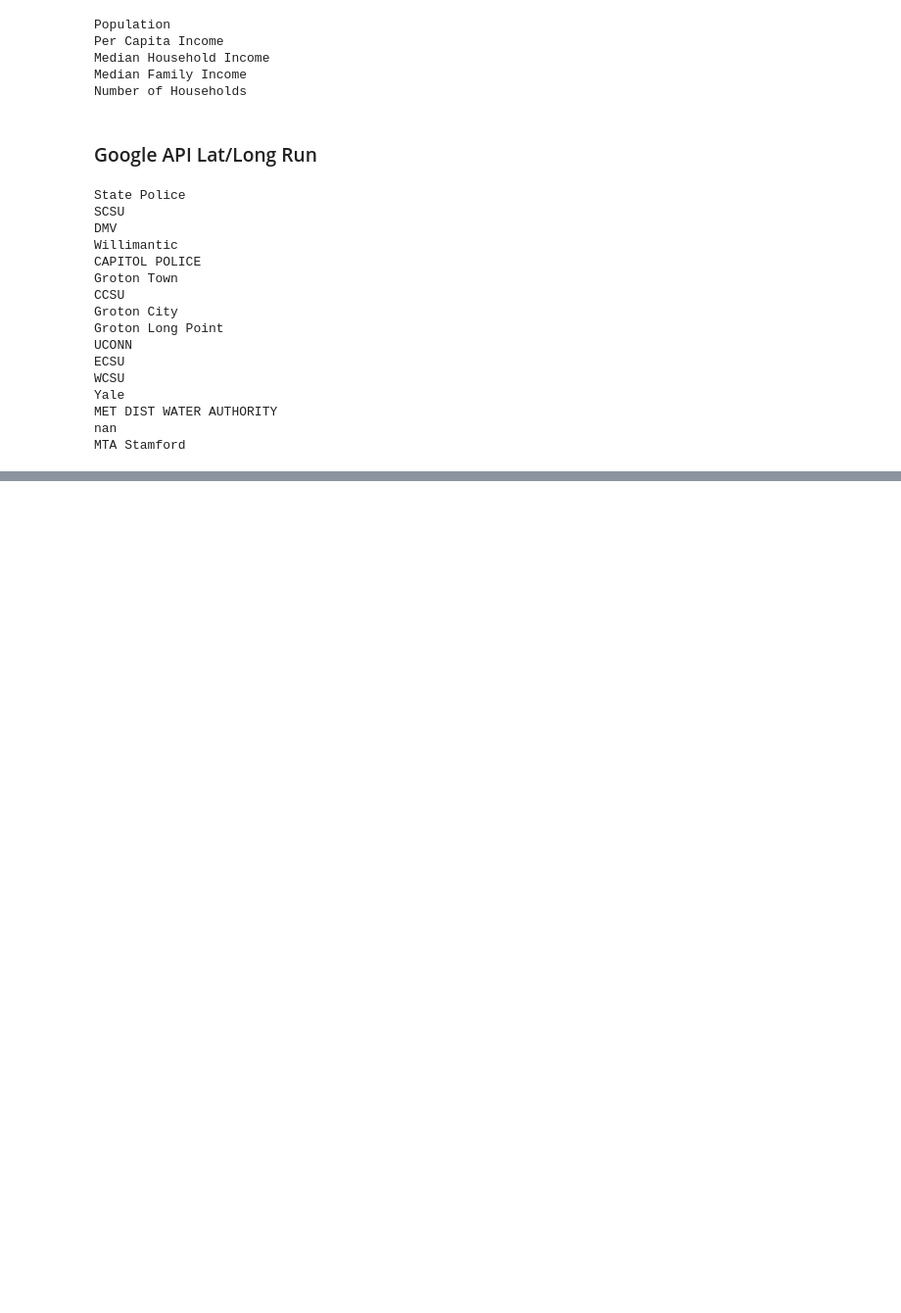
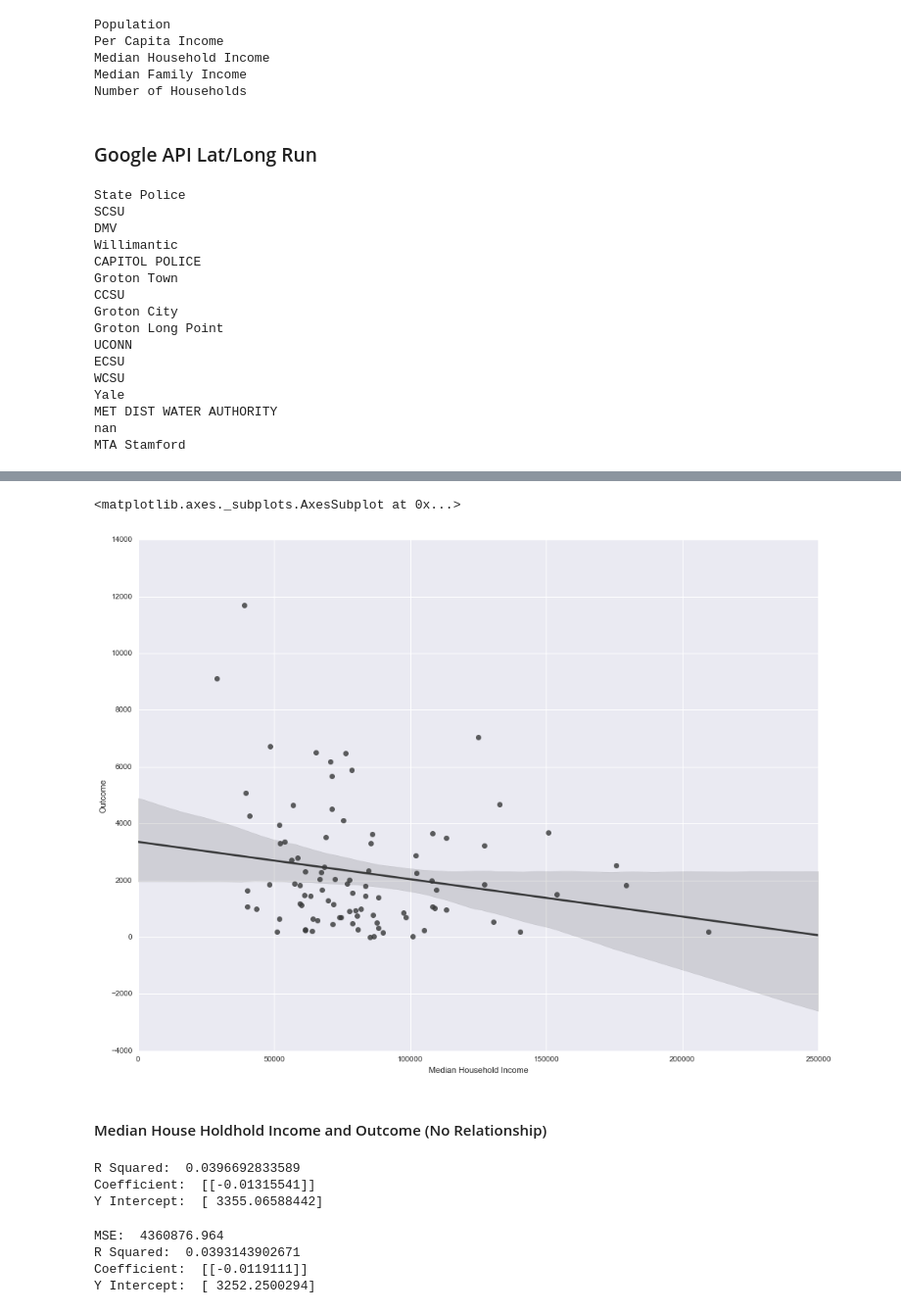
Before and after one commit to aaharrison/GeneralAssembly, a Jupyter notebook: Capstone/Traffic Stop Capstone Analysis.ipynb, the cells around one changed output, grey strips where cells are left out. Shown: that part at 98% size. Drawn from its saved outputs; the diff is of its cells as text; code cells hidden in the pictures; blank space fills up the shorter version.

```diff
--- a/Capstone/Traffic Stop Capstone Analysis.ipynb
+++ b/Capstone/Traffic Stop Capstone Analysis.ipynb
@@ -1046,3 +1056,6 @@ Number of Households
+# %%
+demographic["Median Family Income"] = demographic["Median Family Income"].apply(lambda x: float(
+        x.replace(",", "").replace("+","")))
 # %% [markdown]
 ### Google API Lat/Long Run
 # %%
@@ -1104,7 +1117,7 @@ nan
 MTA Stamford
 # %%
 missingValues = {
-    "State Police": "Danielson",
+    "State Police": np.nan,
     "SCSU": "New Haven",
     "Willimantic": "Windham",
     "CAPITOL POLICE": "Hartford",
@@ -1134,0 +1162,51 @@ df = df.merge(demographic, left_on = "Unique ID", right_index = True)
+# %%
+outcome = []
+for x in df["InterventionDispositionCode"]:
+    if (x == "Infraction") | (x == "Misdemeanor Summons") | (x == "Uniform Arrest Report"):
+        outcome.append("Bad")
+    else:
+        outcome.append("Good")
+df["Outcome"] = outcome
+
+demographic = demographic.join(df[df["Outcome"] == "Bad"].groupby("Unique ID")["Outcome"].count())
+# %%
+plt.figure(figsize = (16,12))
+test = demographic[['Per Capita Income', 'Median Household Income',
+       'Median Family Income', 'Number of Households', "Outcome"]].dropna()
+sns.regplot(x = test["Median Household Income"], y = test["Outcome"], scatter_kws={'s':50}, color = "#363738", )
+# %% [output]
+<matplotlib.axes._subplots.AxesSubplot at 0x...>
+[figure, added]
+# %% [markdown]
+#### Median House Holdhold Income and Outcome (No Relationship)
+# %%
+lr = LinearRegression()
+X = test["Median Household Income"]
+y = test["Outcome"]
+lr.fit(X.reshape(len(X),1),y.reshape(len(y),1))
+
+print("R Squared: ", lr.score(X.reshape(len(X),1),y.reshape(len(y),1)))
+print("Coefficient: ", lr.coef_)
+print("Y Intercept: ", lr.intercept_)
+# %% [output]
+R Squared:  0.0396692833589
+Coefficient:  [[-0.01315541]]
+Y Intercept:  [ 3355.06588442]
+# %%
+from sklearn.linear_model import Ridge
+kf = cross_validation.KFold(len(X), n_folds = 5)
+gs = GridSearchCV(estimator = Ridge(), param_grid = {"alpha": np.logspace(-10, 10, 21)}
+                  , cv = kf, scoring='neg_mean_squared_error')
+
+gs = gs.fit(X.reshape(len(X), 1), y.reshape(len(y),1))
+algo = gs.best_estimator_
+
+print("MSE: ", mean_squared_error(y, algo.predict(X.reshape(len(X),1))))
+print("R Squared: ", algo.score(X.reshape(len(X),1),y.reshape(len(y),1)))
+print("Coefficient: ", algo.coef_)
+print("Y Intercept: ", algo.intercept_)
+# %% [output]
+MSE:  4360876.964
+R Squared:  0.0393143902671
+Coefficient:  [[-0.0119111]]
+Y Intercept:  [ 3252.2500294]
```
Also changed, not shown: parts of 11 cells of this notebook.
